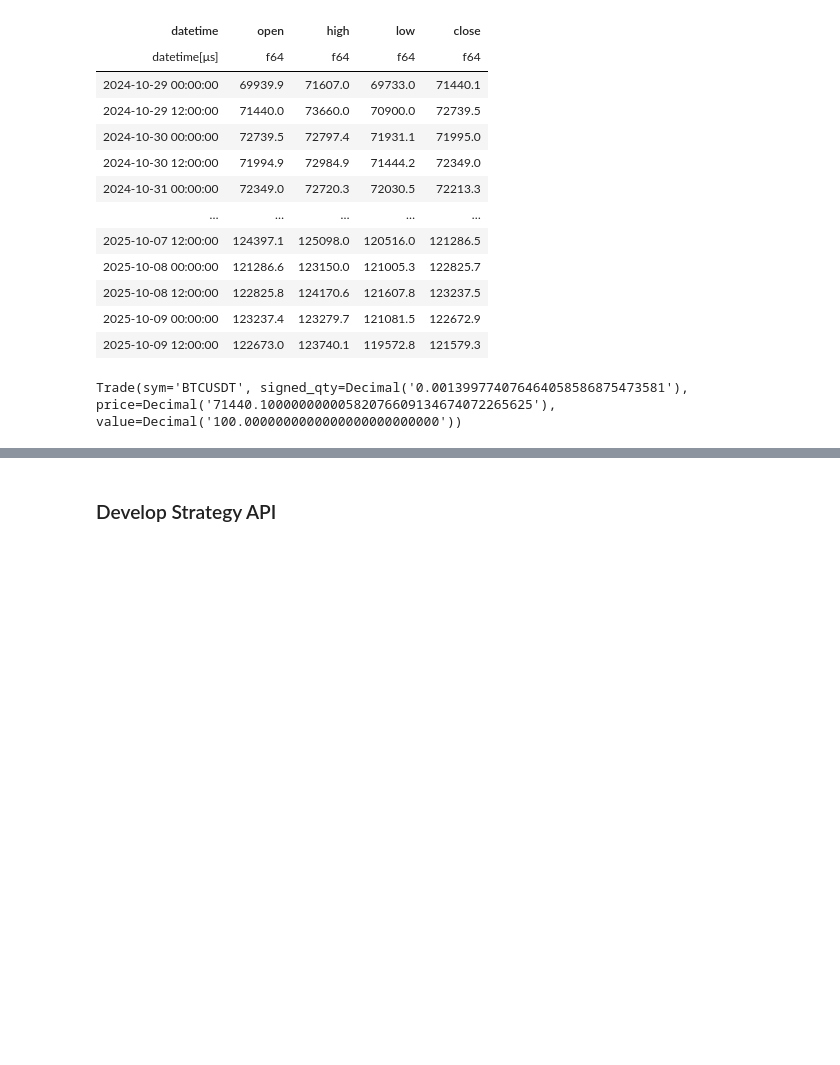
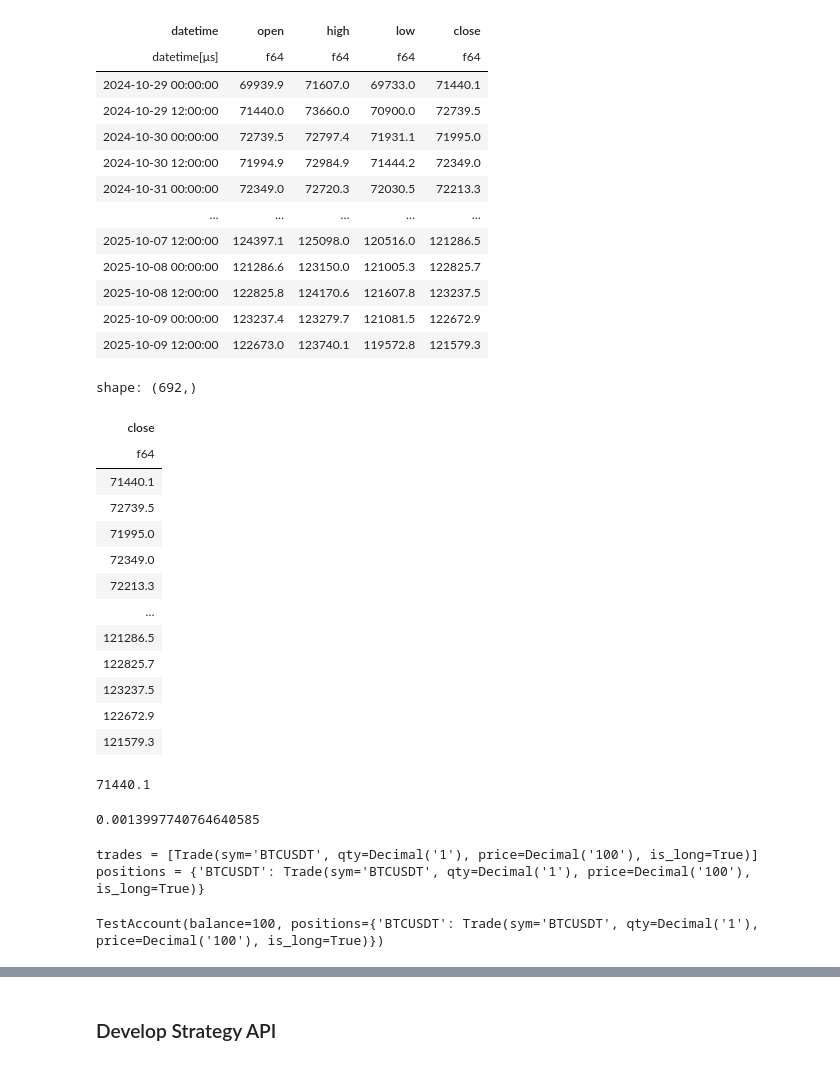
Before and after one commit to memlabs-research/build-a-quant-trading-strategy, a Jupyter notebook: video3.ipynb, the cells around one changed output, grey strips where cells are left out. Cells and saved outputs as stored; diff of their text form; code cells hidden in the pictures; blank space fills up the shorter version.

```diff
--- a/video3.ipynb
+++ b/video3.ipynb
@@ -574,3 +633,28 @@ shape: (692, 5)
 | 2025-10-08 12:00:00 | 122825.8 | 124170.6 | 121607.8 | 123237.5 |
 | 2025-10-09 00:00:00 | 123237.4 | 123279.7 | 121081.5 | 122672.9 |
 | 2025-10-09 12:00:00 | 122673.0 | 123740.1 | 119572.8 | 121579.3 |
+# %%
+time_series['close']
+# %% [output]
+shape: (692,)
+| close |
+| f64 |
+| 71440.1 |
+| 72739.5 |
+| 71995.0 |
+| 72349.0 |
+| 72213.3 |
+| … |
+| 121286.5 |
+| 122825.7 |
+| 123237.5 |
+| 122672.9 |
+| 121579.3 |
+# %%
+time_series['close'][0]
+# %% [output]
+71440.1
+# %%
+100.0/71440.1
+# %% [output]
+0.0013997740764640585
@@ -577,6 +664,12 @@ shape: (692, 5)
 # %%
-# place market order
-acc = TestAccount(time_series, Decimal(100.0))
-acc.market_order('BTCUSDT', Decimal(100.0))
+price = Decimal(100)
+trade_value = Decimal(100)
+qty = Decimal(1.0)
+acc.market_order('BTCUSDT', qty, Decimal(price))
 # %% [output]
-Trade(sym='BTCUSDT', signed_qty=Decimal('0.001399774076464058586875473581'), price=Decimal('71440.10000000000582076609134674072265625'), value=Decimal('100.0000000000000000000000000'))
+trades = [Trade(sym='BTCUSDT', qty=Decimal('1'), price=Decimal('100'), is_long=True)]
+positions = {'BTCUSDT': Trade(sym='BTCUSDT', qty=Decimal('1'), price=Decimal('100'), is_long=True)}
+# %%
+acc
+# %% [output]
+TestAccount(balance=100, positions={'BTCUSDT': Trade(sym='BTCUSDT', qty=Decimal('1'), price=Decimal('100'), is_long=True)})
```
Also changed, not shown: parts of 41 cells of this notebook.
